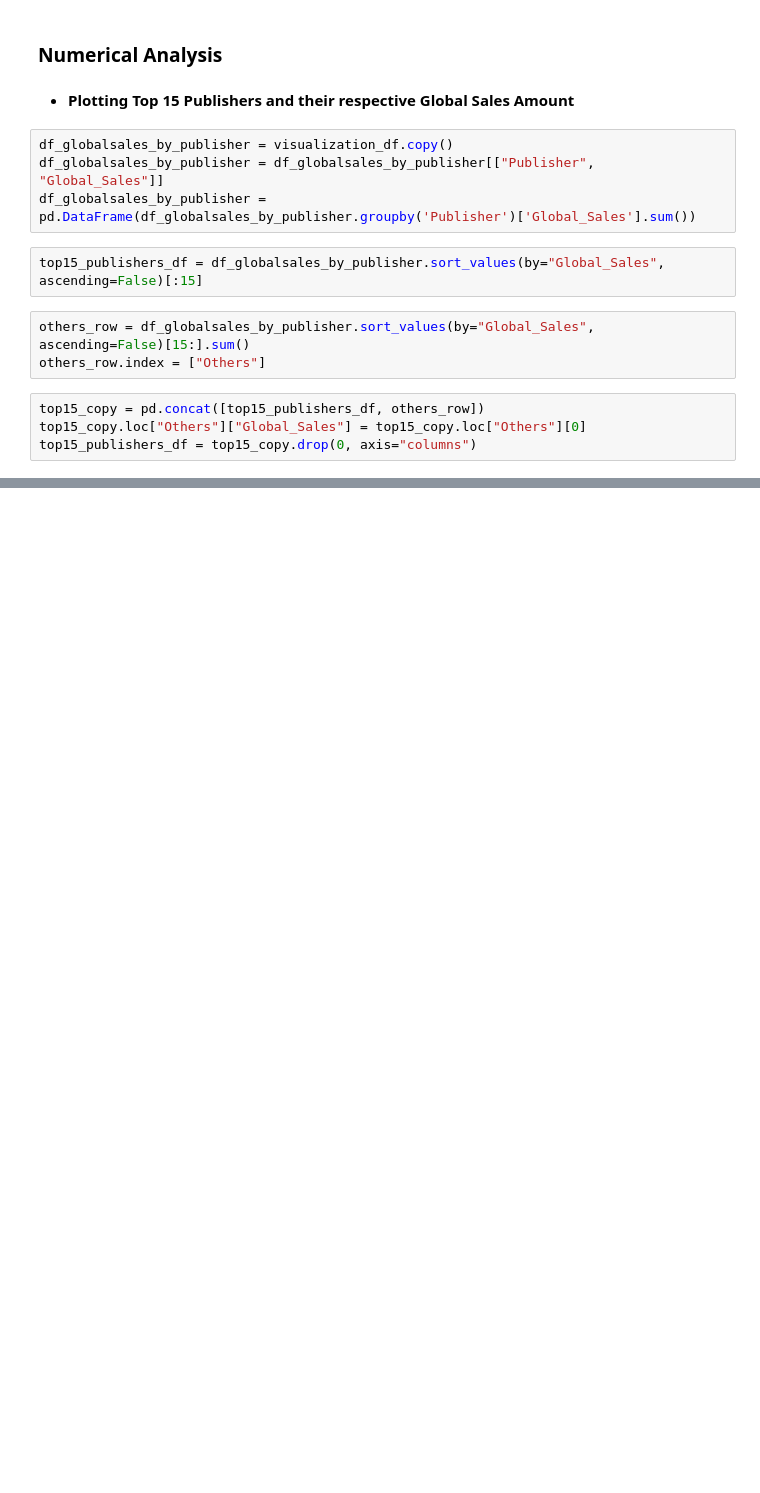
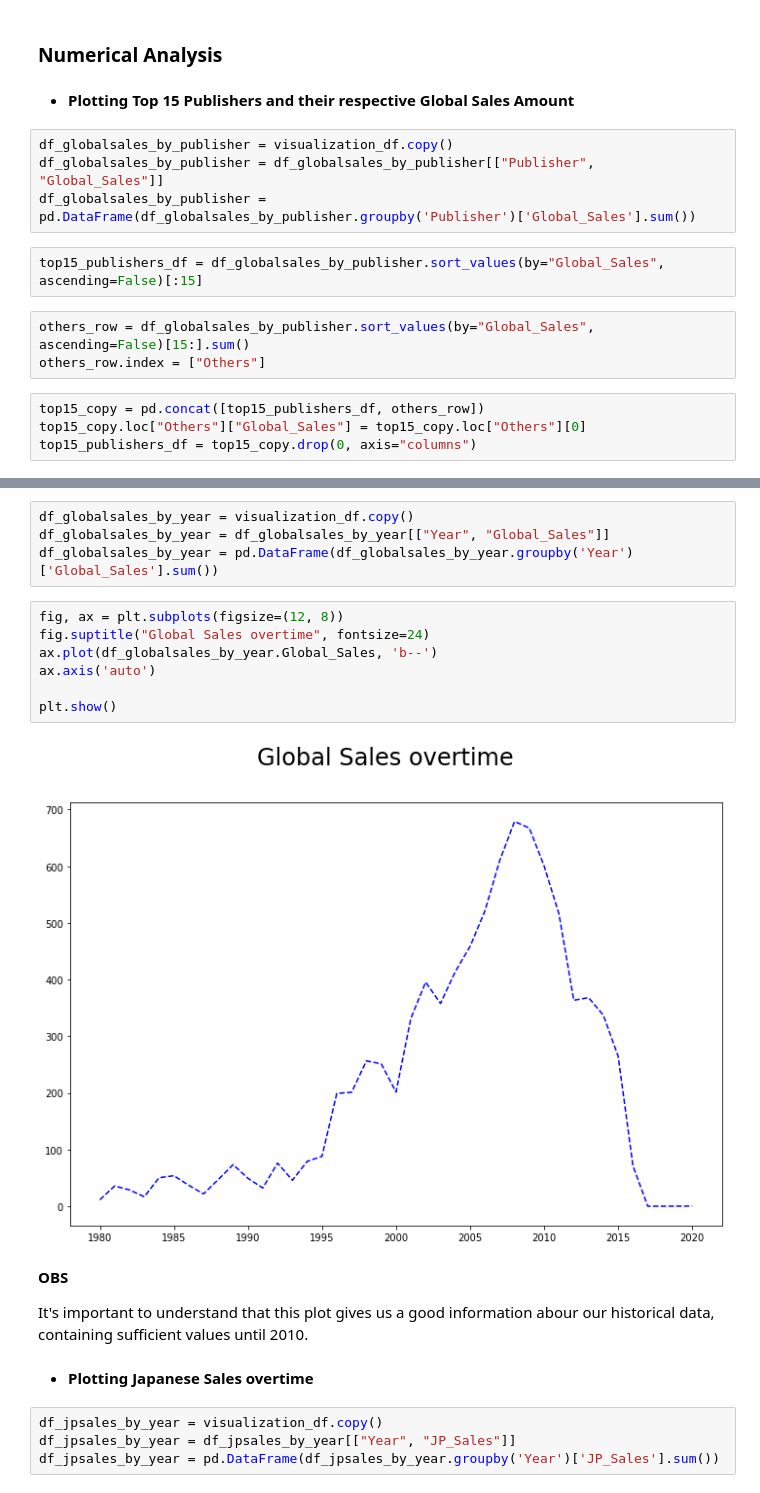
Before and after one commit to MatheusMAssis/Data-Analysis-Game-Sales, a Jupyter notebook: AnalysisNotebook/visualizations.ipynb, the cells around one changed output, grey strips where cells are left out. Cells and saved outputs as stored; diff of their text form; blank space fills up the shorter version.

```diff
--- a/AnalysisNotebook/visualizations.ipynb
+++ b/AnalysisNotebook/visualizations.ipynb
@@ -77,0 +61,23 @@ plt.show()
+# %%
+df_globalsales_by_year = visualization_df.copy()
+df_globalsales_by_year = df_globalsales_by_year[["Year", "Global_Sales"]]
+df_globalsales_by_year = pd.DataFrame(df_globalsales_by_year.groupby('Year')['Global_Sales'].sum())
+# %%
+fig, ax = plt.subplots(figsize=(12, 8))
+fig.suptitle("Global Sales overtime", fontsize=24)
+ax.plot(df_globalsales_by_year.Global_Sales, 'b--')
+ax.axis('auto')
+
+plt.show()
+# %% [output]
+[figure, added]
+# %% [markdown]
+**OBS**
+
+It's important to understand that this plot gives us a good information abour our historical data, containing sufficient values until 2010.
+# %% [markdown]
+- **Plotting Japanese Sales overtime**
+# %%
+df_jpsales_by_year = visualization_df.copy()
+df_jpsales_by_year = df_jpsales_by_year[["Year", "JP_Sales"]]
+df_jpsales_by_year = pd.DataFrame(df_jpsales_by_year.groupby('Year')['JP_Sales'].sum())
```
Also changed, not shown: parts of 13 cells of this notebook.
